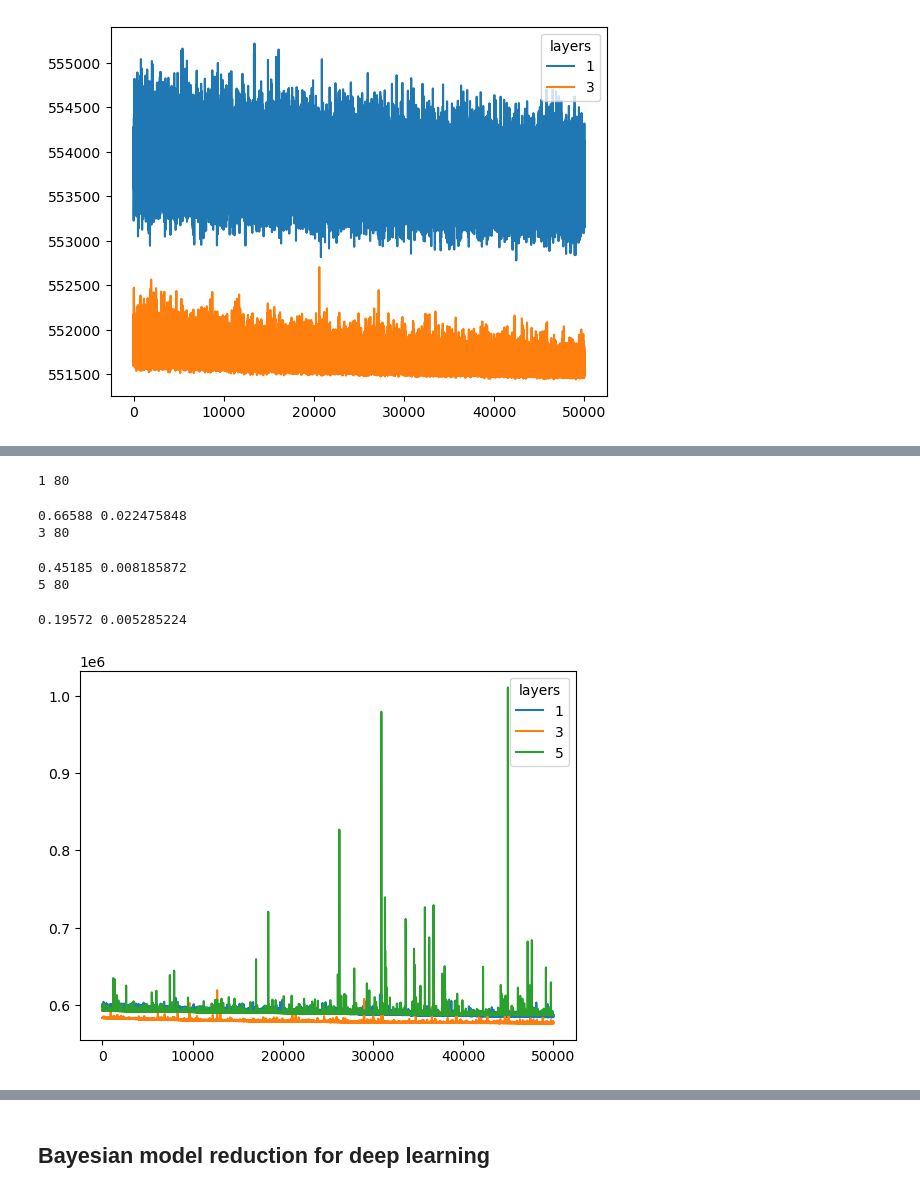
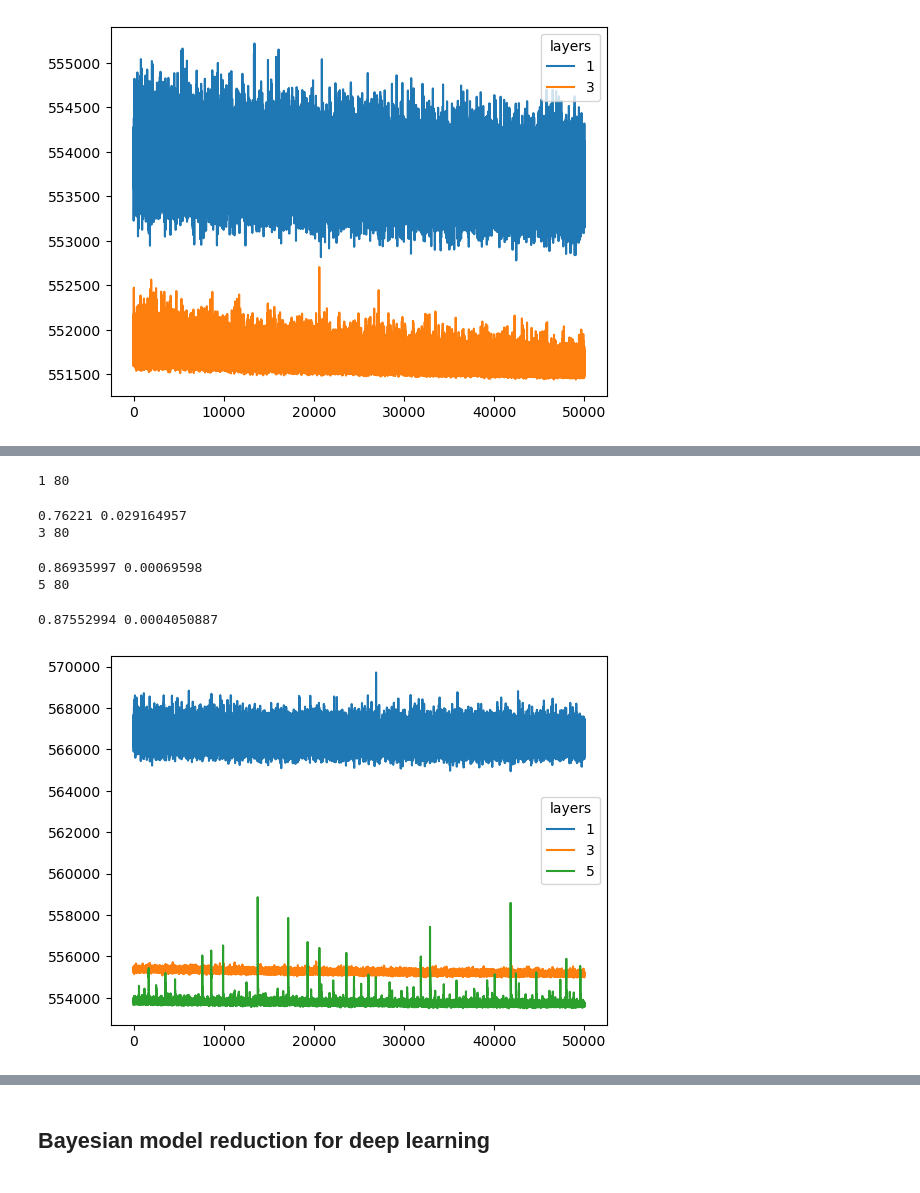
Before and after one commit to dimarkov/numpc, a Jupyter notebook: notebooks/bmr/bayes_neural_networks.ipynb, the cells around one changed output, grey strips where cells are left out. Saved outputs shown, nothing was run; the diff lists cells and outputs as text; code cells hidden in the pictures.

Commit message:
mean field approx with shrikage priors - not working

```diff
--- a/notebooks/bmr/bayes_neural_networks.ipynb
+++ b/notebooks/bmr/bayes_neural_networks.ipynb
@@ -70,7 +70,7 @@ def register_network_parameters(nnet):
         new_lv = ()
         for value, name in zip(lv, l_aux[0]):
             if value is not None:
-                new_lv += (param(f'layer{l}.{name}', value),)
+                new_lv += (param(f'loc.layer{l}.{name}', value),)
             else:
                 new_lv += (value,)
 
@@ -367,0 +346,22 @@ for key in results.params:
+# %%
+guide = guide_test
+model = model_test
+
+for nh in num_hn[-3:-2]:
+        for depth in range(1, 6, 2):
+                print(depth, nh)
+                rng_key, _rng_key = random.split(rng_key)
+                dense_net = eqx.nn.MLP(in_size, out_size=out_size, width_size=nh, depth=depth, activation=nn.swish, key=_rng_key)
+
+                optimizer = optax_to_numpyro(optax.adabelief(1e-3))
+                svi = SVI(model, guide, optimizer, TraceMeanField_ELBO(num_particles=10))
+
+                rng_key, _rng_key = random.split(rng_key)
+                results = svi.run(_rng_key, 100000, dense_net, train_ds['image'], labels=train_ds['label'], subsample_size=1024);
+
+                rng_key, _rng_key = random.split(rng_key)
+                test_model(rng_key, model, results.params, dense_net, test_ds['image'], test_ds['label'], guide=guide, num_samples=10)
+
+                plt.plot(results.losses[-50000:], label=depth)
+
+plt.legend(title="layers");
@@ -368,29 +376,30 @@ for key in results.params:
 # %%
-guide = normal_guide
+guide = partial(ktied_guide, 5)
+model = model_test
 
 for nh in num_hn[-3:-2]:
         for depth in range(1, 6, 2):
                 print(depth, nh)
                 rng_key, _rng_key = random.split(rng_key)
                 dense_net = eqx.nn.MLP(in_size, out_size=out_size, width_size=nh, depth=depth, activation=nn.swish, key=_rng_key)
 
-                optimizer = optax_to_numpyro(optax.adabelief(1e-4))
-                svi = SVI(bayes_model, guide, optimizer, TraceMeanField_ELBO(num_particles=10))
+                optimizer = optax_to_numpyro(optax.adabelief(1e-3))
+                svi = SVI(model, guide, optimizer, TraceMeanField_ELBO(num_particles=10))
 
                 rng_key, _rng_key = random.split(rng_key)
                 results = svi.run(_rng_key, 100000, dense_net, train_ds['image'], labels=train_ds['label'], subsample_size=1024);
 
                 rng_key, _rng_key = random.split(rng_key)
-                test_model(rng_key, bayes_model, results.params, dense_net, test_ds['image'], test_ds['label'], guide=guide, num_samples=10)
+                test_model(rng_key, model, results.params, dense_net, test_ds['image'], test_ds['label'], guide=guide, num_samples=10)
 
                 plt.plot(results.losses[-50000:], label=depth)
 
 plt.legend(title="layers");
 # %% [output]
 1 80
-0.66588 0.022475848
+0.76221 0.029164957
 3 80
-0.45185 0.008185872
+0.86935997 0.00069598
 5 80
-0.19572 0.005285224
+0.87552994 0.0004050887
-[figure, old version]
+[figure, new version]
```
Also changed, not shown: parts of 14 cells of this notebook, 1 other file.
